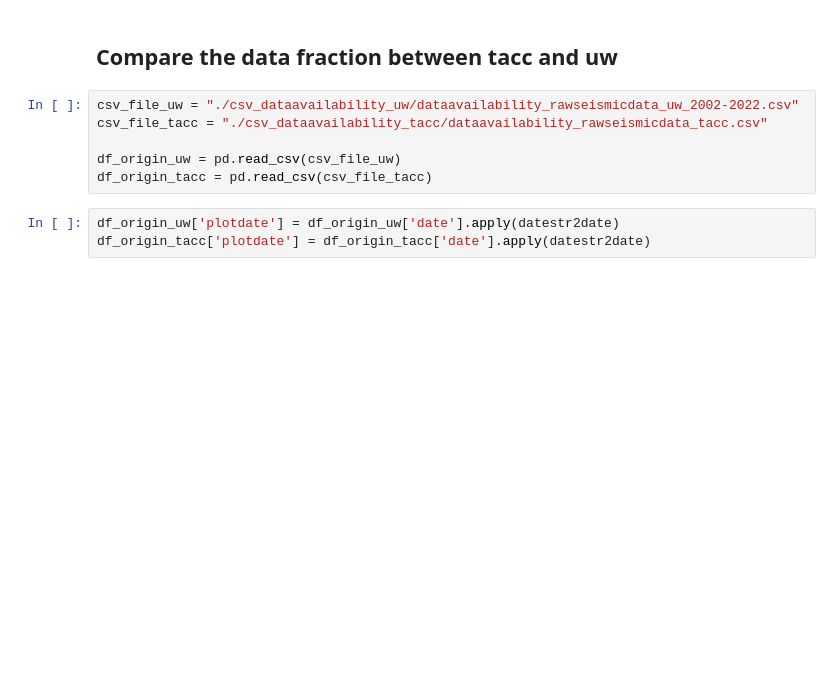
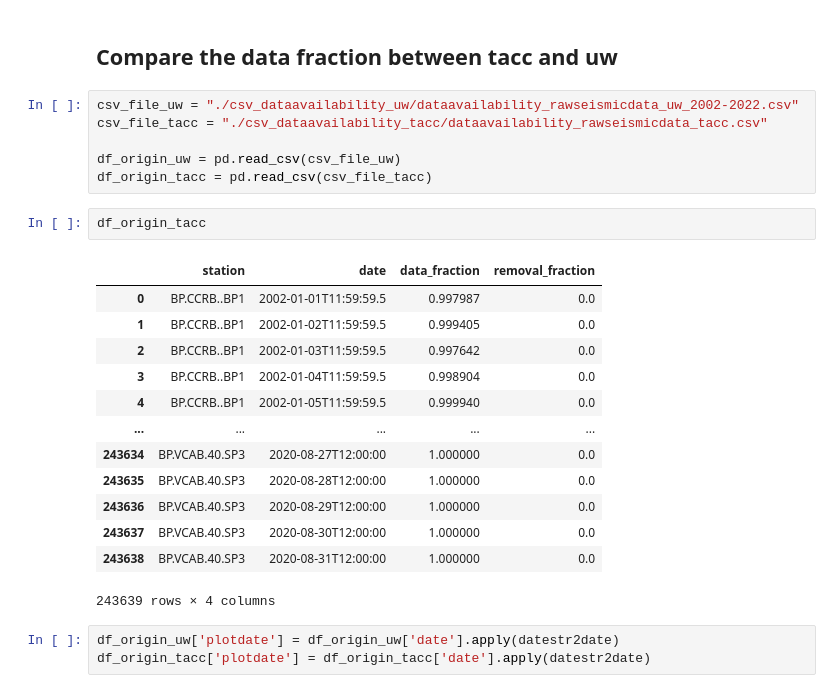
Before and after one commit to kura-okubo/SeisMonitoring_Paper, a Jupyter notebook: Post/DataAvailability/plot_DataAvailability_BP.ipynb, the cells around one changed output. Drawn from its saved outputs; the diff is of its cells as text; blank space fills up the shorter version.

```diff
--- a/Post/DataAvailability/plot_DataAvailability_BP.ipynb
+++ b/Post/DataAvailability/plot_DataAvailability_BP.ipynb
@@ -193,6 +239,22 @@ csv_file_tacc = "./csv_dataavailability_tacc/dataavailability_rawseismicdata_tac
 
 df_origin_uw = pd.read_csv(csv_file_uw)
 df_origin_tacc = pd.read_csv(csv_file_tacc)
+# %%
+df_origin_tacc
+# %% [output]
+|  | station | date | data_fraction | removal_fraction |
+| 0 | BP.CCRB..BP1 | 2002-01-01T11:59:59.5 | 0.997987 | 0.0 |
+| 1 | BP.CCRB..BP1 | 2002-01-02T11:59:59.5 | 0.999405 | 0.0 |
+| 2 | BP.CCRB..BP1 | 2002-01-03T11:59:59.5 | 0.997642 | 0.0 |
+| 3 | BP.CCRB..BP1 | 2002-01-04T11:59:59.5 | 0.998904 | 0.0 |
+| 4 | BP.CCRB..BP1 | 2002-01-05T11:59:59.5 | 0.999940 | 0.0 |
+| ... | ... | ... | ... | ... |
+| 243634 | BP.VCAB.40.SP3 | 2020-08-27T12:00:00 | 1.000000 | 0.0 |
+| 243635 | BP.VCAB.40.SP3 | 2020-08-28T12:00:00 | 1.000000 | 0.0 |
+| 243636 | BP.VCAB.40.SP3 | 2020-08-29T12:00:00 | 1.000000 | 0.0 |
+| 243637 | BP.VCAB.40.SP3 | 2020-08-30T12:00:00 | 1.000000 | 0.0 |
+| 243638 | BP.VCAB.40.SP3 | 2020-08-31T12:00:00 | 1.000000 | 0.0 |
+243639 rows × 4 columns
 # %%
 df_origin_uw['plotdate'] = df_origin_uw['date'].apply(datestr2date)
 df_origin_tacc['plotdate'] = df_origin_tacc['date'].apply(datestr2date)
```
Also changed, not shown: parts of 21 cells of this notebook, 1 other file.
